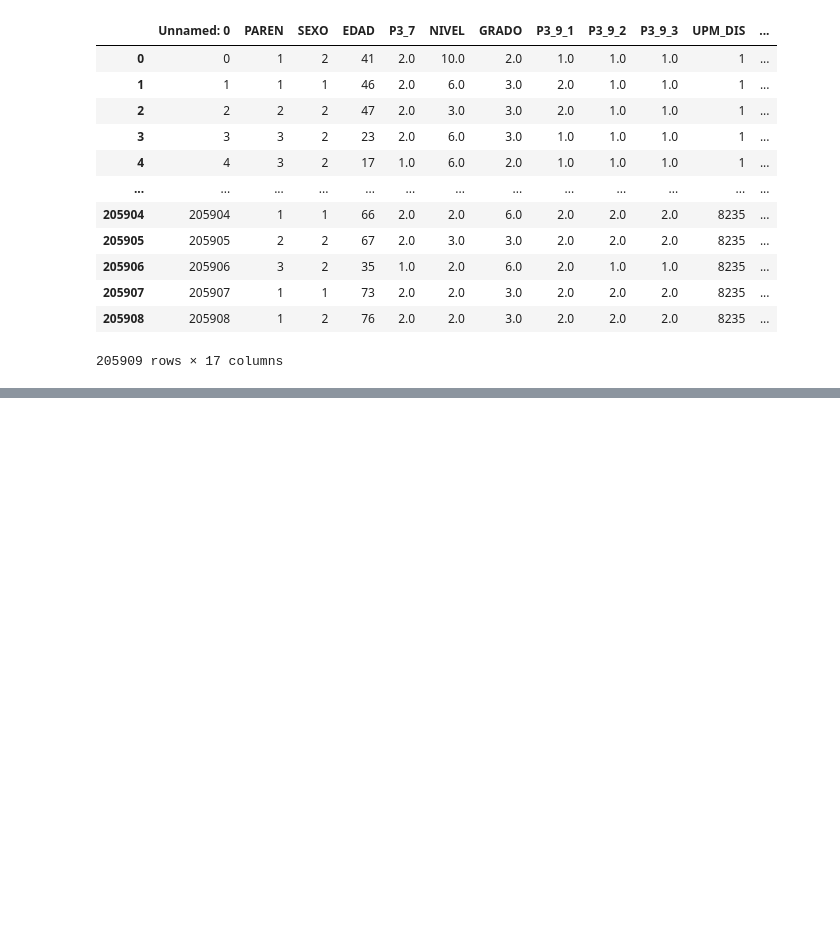
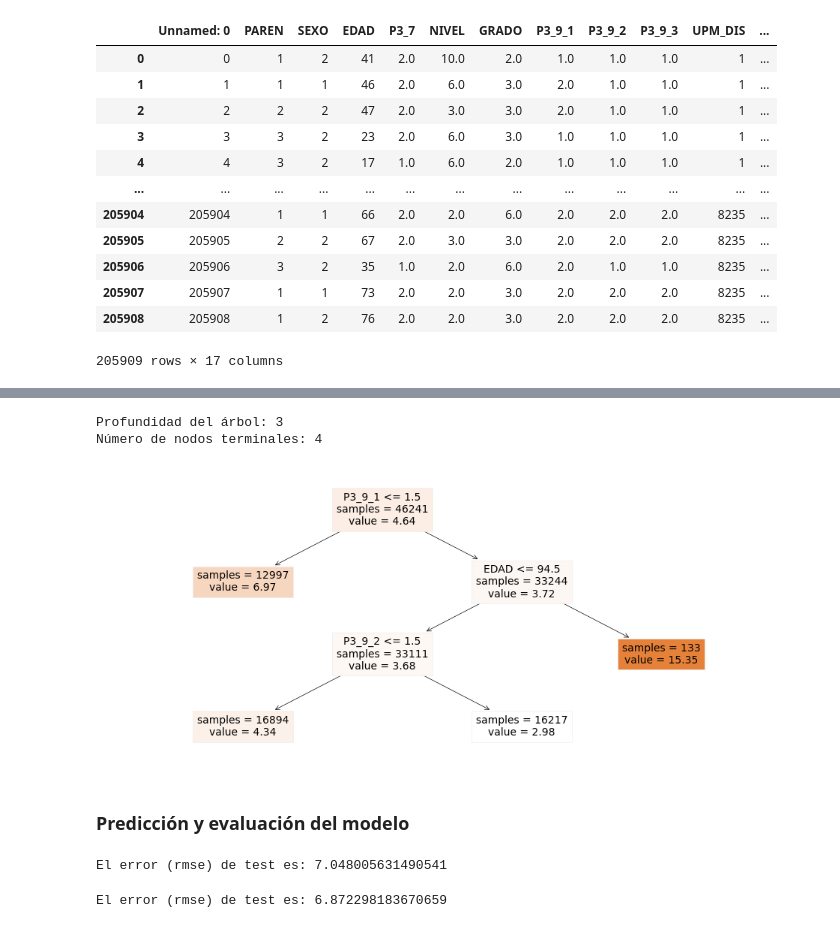
Before and after one commit to m5991/tecnologiaMexico, a Jupyter notebook: src/ProyectoFinal.ipynb, the cells around one changed output, grey strips where cells are left out. Drawn from its saved outputs; the diff is of its cells as text; code cells hidden in the pictures; blank space fills up the shorter version.

```diff
--- a/src/ProyectoFinal.ipynb
+++ b/src/ProyectoFinal.ipynb
@@ -124,0 +222,24 @@ X_test
+# %%
+# Hacemos un ajuste eliminando variables que no son determinantes
+# "code" no tiene un valor importante mas alla de identificar el registro
+
+datosX = datosJefe.drop(['code','Unnamed: 0_x','Unnamed: 0_y','GRADO'], axis=1)
+
+X_train, X_test, y_train, y_test = train_test_split(datosX.drop(['NIVEL'], axis=1),datosX['NIVEL'], random_state=123)
+
+# Creación del modelo
+# ------------------------------------------------------------------------------
+modelo = DecisionTreeRegressor(
+            max_depth         = 5,
+            random_state      = 123
+          )
+
+# Entrenamiento del modelo
+# ------------------------------------------------------------------------------
+modelo.fit(X_train, y_train)
+
+texto_modelo = export_text(
+                    decision_tree = modelo,
+                    feature_names = list(datosX.drop(columns = "NIVEL").columns)
+               )
+print(texto_modelo)
@@ -124,0 +328,51 @@ X_test
+# %%
+# Estructura del árbol final
+# ------------------------------------------------------------------------------
+modelo_final = grid.best_estimator_
+
+print(f"Profundidad del árbol: {modelo_final.get_depth()}")
+print(f"Número de nodos terminales: {modelo_final.get_n_leaves()}")
+
+fig, ax = plt.subplots(figsize=(12, 5))
+plot = plot_tree(
+            decision_tree = modelo_final,
+            feature_names = datosX.drop(columns = "NIVEL").columns,
+            class_names   = 'NIVEL',
+            filled        = True,
+            impurity      = False,
+            fontsize      = 10,
+            precision     = 2,
+            ax            = ax
+       )
+# %% [output]
+Profundidad del árbol: 3
+Número de nodos terminales: 4
+[figure, added]
+# %% [markdown]
+### Predicción y evaluación del modelo
+# %%
+# Error de test del modelo inicial
+#-------------------------------------------------------------------------------
+predicciones = modelo.predict(X = X_test)
+
+rmse = mean_squared_error(
+        y_true  = y_test,
+        y_pred  = predicciones,
+        squared = False
+       )
+print(f"El error (rmse) de test es: {rmse}")
+# %% [output]
+El error (rmse) de test es: 7.048005631490541
+# %%
+# Error de test del modelo final (tras aplicar pruning)
+#-------------------------------------------------------------------------------
+predicciones = modelo_final.predict(X = X_test)
+
+rmse = mean_squared_error(
+        y_true  = y_test,
+        y_pred  = predicciones,
+        squared = False
+       )
+print(f"El error (rmse) de test es: {rmse}")
+# %% [output]
+El error (rmse) de test es: 6.872298183670659
```
Also changed, not shown: parts of 25 cells of this notebook.
